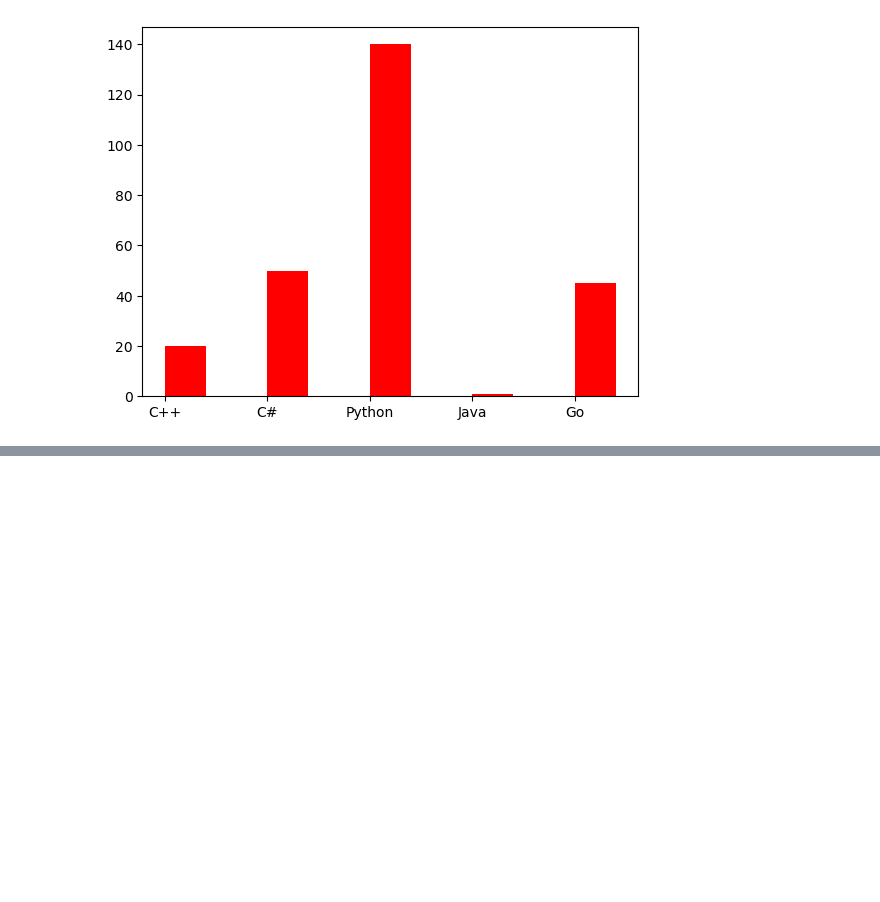
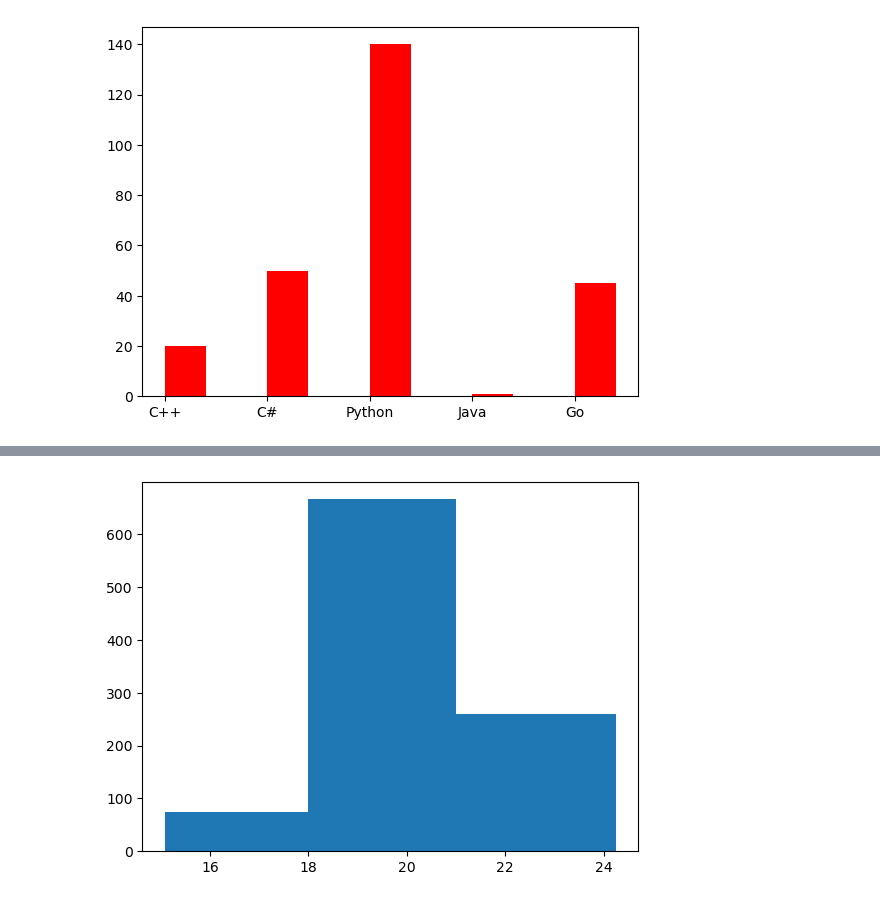
Before and after one commit to Jeannot-MN/Machine-Learning, a Jupyter notebook: notebooks/libraries-101/_matplotlib.ipynb, the cells around one changed output, grey strips where cells are left out. Cells and saved outputs as stored; diff of their text form; code cells hidden in the pictures; blank space fills up the shorter version.

```diff
--- a/notebooks/libraries-101/_matplotlib.ipynb
+++ b/notebooks/libraries-101/_matplotlib.ipynb
@@ -62,0 +70,5 @@ plt.show()
+# %%
+plt.hist(ages, bins=[ages.min(), 18, 21, ages.max()])
+plt.show()
+# %% [output]
+[figure, added]
```
Also changed, not shown: parts of 1 cell of this notebook.
